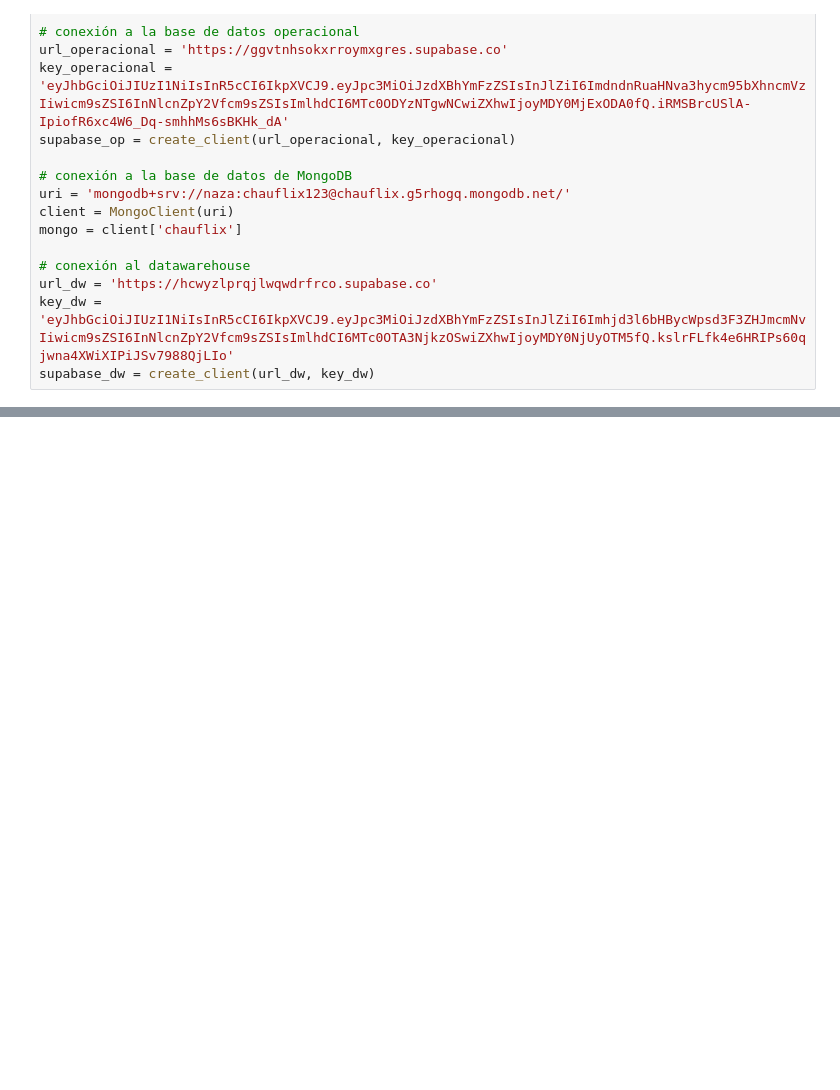
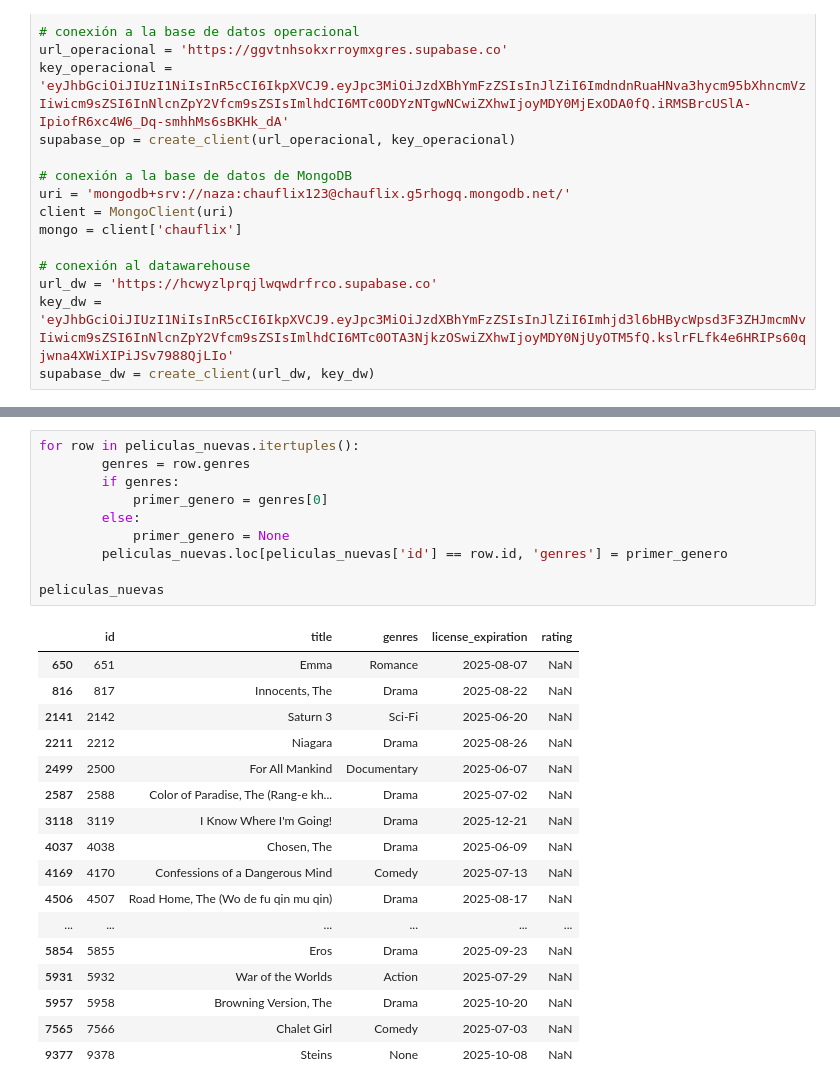
Before and after one commit to nazarenomm/Chauflix, a Jupyter notebook: etl_nueva_pelicula.ipynb, the cells around one changed output, grey strips where cells are left out. Saved outputs shown, nothing was run; the diff lists cells and outputs as text; blank space fills up the shorter version.

```diff
--- a/etl_nueva_pelicula.ipynb
+++ b/etl_nueva_pelicula.ipynb
@@ -64,0 +486,28 @@ pelicula = mongo['peliculas'].find_one({'id': 1})  # Cambia el ID según la pel
+# %%
+for row in peliculas_nuevas.itertuples():
+        genres = row.genres
+        if genres:
+            primer_genero = genres[0]
+        else:
+            primer_genero = None
+        peliculas_nuevas.loc[peliculas_nuevas['id'] == row.id, 'genres'] = primer_genero
+
+peliculas_nuevas
+# %% [output]
+|  | id | title | genres | license_expiration | rating |
+| 650 | 651 | Emma | Romance | 2025-08-07 | NaN |
+| 816 | 817 | Innocents, The | Drama | 2025-08-22 | NaN |
+| 2141 | 2142 | Saturn 3 | Sci-Fi | 2025-06-20 | NaN |
+| 2211 | 2212 | Niagara | Drama | 2025-08-26 | NaN |
+| 2499 | 2500 | For All Mankind | Documentary | 2025-06-07 | NaN |
+| 2587 | 2588 | Color of Paradise, The (Rang-e kh... | Drama | 2025-07-02 | NaN |
+| 3118 | 3119 | I Know Where I'm Going! | Drama | 2025-12-21 | NaN |
+| 4037 | 4038 | Chosen, The | Drama | 2025-06-09 | NaN |
+| 4169 | 4170 | Confessions of a Dangerous Mind | Comedy | 2025-07-13 | NaN |
+| 4506 | 4507 | Road Home, The (Wo de fu qin mu qin) | Drama | 2025-08-17 | NaN |
+| ... | ... | ... | ... | ... | ... |
+| 5854 | 5855 | Eros | Drama | 2025-09-23 | NaN |
+| 5931 | 5932 | War of the Worlds | Action | 2025-07-29 | NaN |
+| 5957 | 5958 | Browning Version, The | Drama | 2025-10-20 | NaN |
+| 7565 | 7566 | Chalet Girl | Comedy | 2025-07-03 | NaN |
+| 9377 | 9378 | Steins | None | 2025-10-08 | NaN |
```
Also changed, not shown: parts of 12 cells of this notebook.
